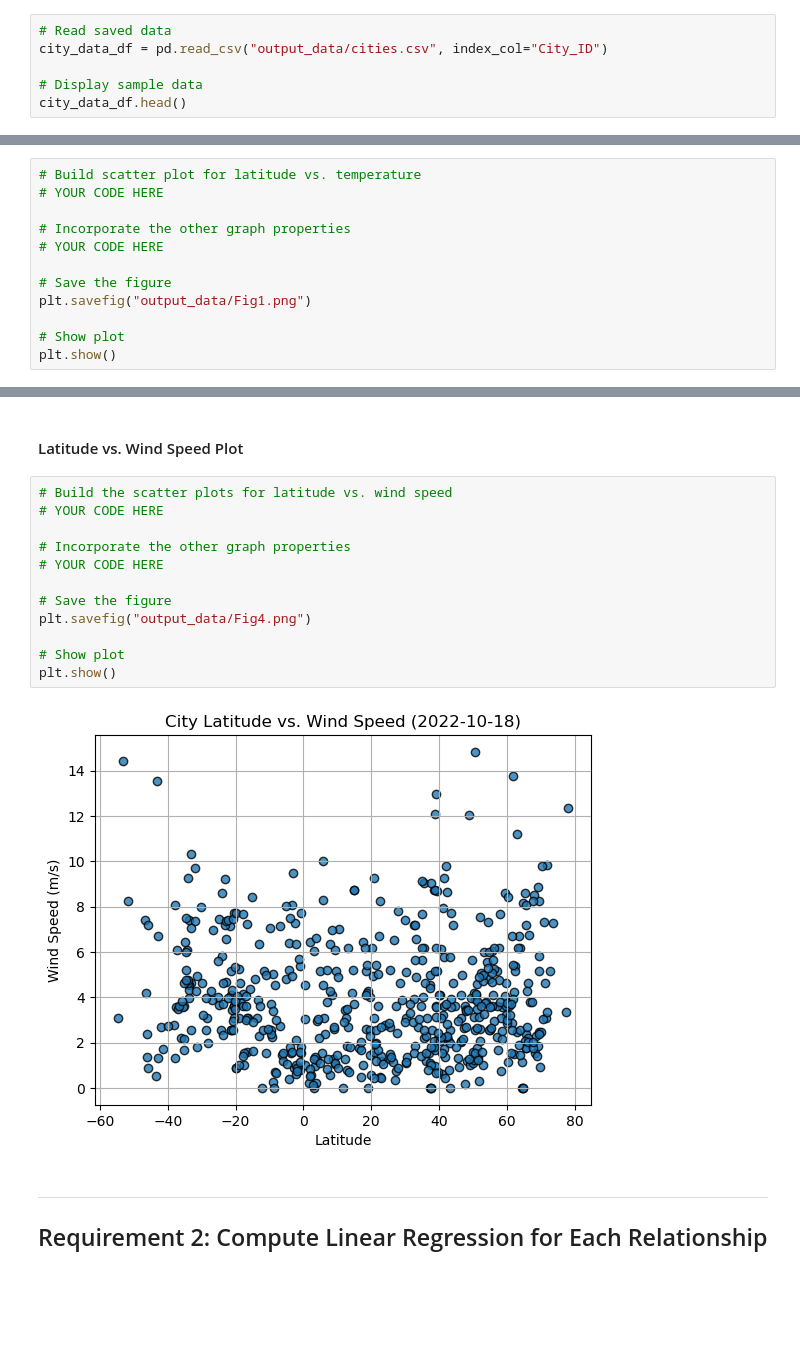
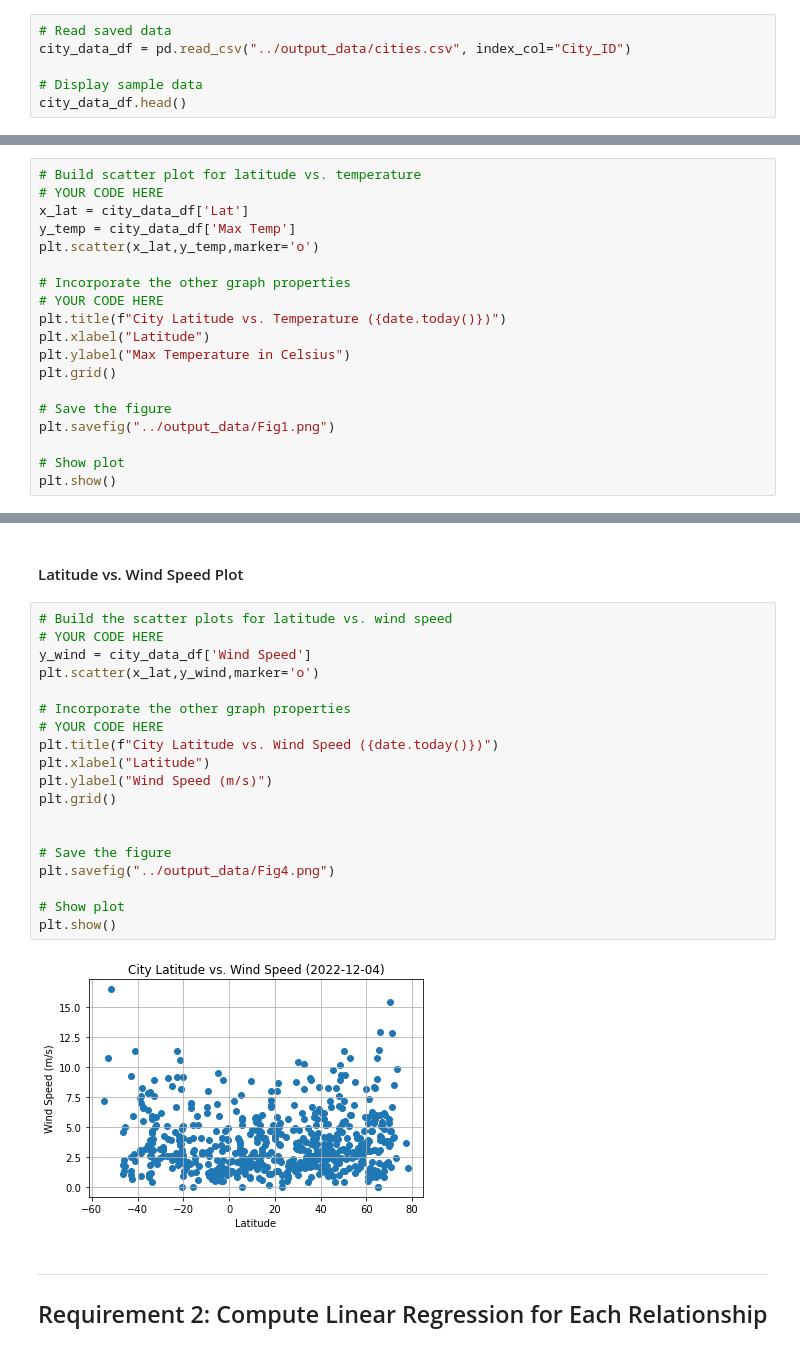
Before and after one commit to kidstonb/python-api-challenge, a Jupyter notebook: WeatherPy/starter_code/WeatherPy.ipynb, the cells around one changed output, grey strips where cells are left out. Saved outputs shown, nothing was run; the diff lists cells and outputs as text; blank space fills up the shorter version.

```diff
--- a/WeatherPy/starter_code/WeatherPy.ipynb
+++ b/WeatherPy/starter_code/WeatherPy.ipynb
@@ -172,6 +176,6 @@ city_data_df.to_csv("output_data/cities.csv", index_label="City_ID")
 # %%
 # Read saved data
-city_data_df = pd.read_csv("output_data/cities.csv", index_col="City_ID")
+city_data_df = pd.read_csv("../output_data/cities.csv", index_col="City_ID")
 
 # Display sample data
 city_data_df.head()
@@ -190,12 +198,19 @@ city_data_df.head()
 # %%
 # Build scatter plot for latitude vs. temperature
 # YOUR CODE HERE
+x_lat = city_data_df['Lat']
+y_temp = city_data_df['Max Temp']
+plt.scatter(x_lat,y_temp,marker='o')
 
 # Incorporate the other graph properties
 # YOUR CODE HERE
+plt.title(f"City Latitude vs. Temperature ({date.today()})")
+plt.xlabel("Latitude")
+plt.ylabel("Max Temperature in Celsius")
+plt.grid()
 
 # Save the figure
-plt.savefig("output_data/Fig1.png")
+plt.savefig("../output_data/Fig1.png")
 
 # Show plot
 plt.show()
@@ -238,17 +265,24 @@ plt.show()
 # %%
 # Build the scatter plots for latitude vs. wind speed
 # YOUR CODE HERE
+y_wind = city_data_df['Wind Speed']
+plt.scatter(x_lat,y_wind,marker='o')
 
 # Incorporate the other graph properties
 # YOUR CODE HERE
+plt.title(f"City Latitude vs. Wind Speed ({date.today()})")
+plt.xlabel("Latitude")
+plt.ylabel("Wind Speed (m/s)")
+plt.grid()
+
 
 # Save the figure
-plt.savefig("output_data/Fig4.png")
+plt.savefig("../output_data/Fig4.png")
 
 # Show plot
 plt.show()
 # %% [output]
-[figure, old version]
+[figure, new version]
 # %% [markdown]
 ---
 
```
Also changed, not shown: parts of 39 cells of this notebook, 5 other files.
